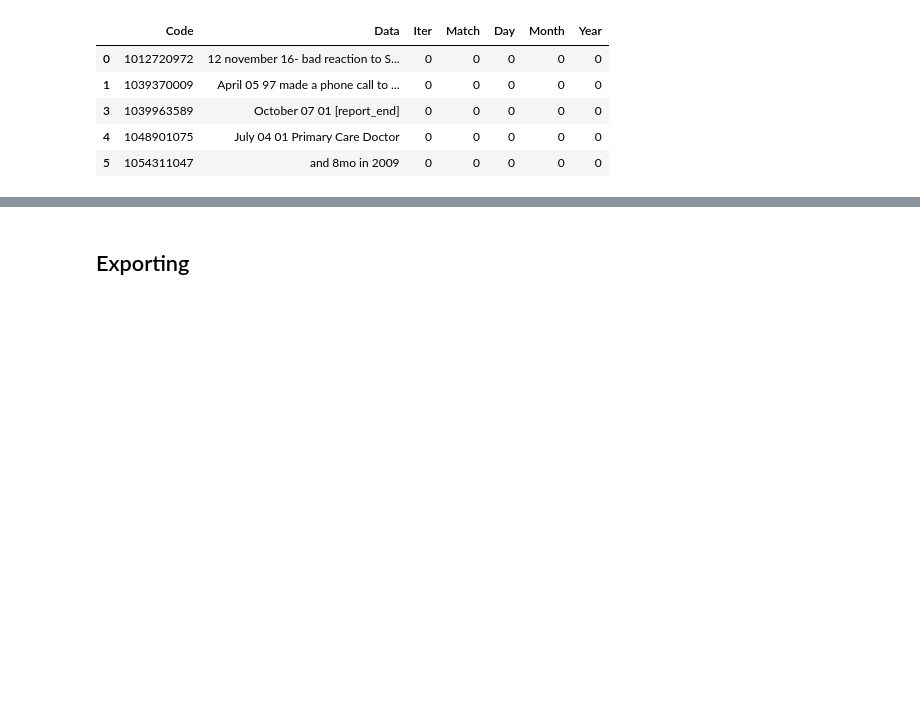
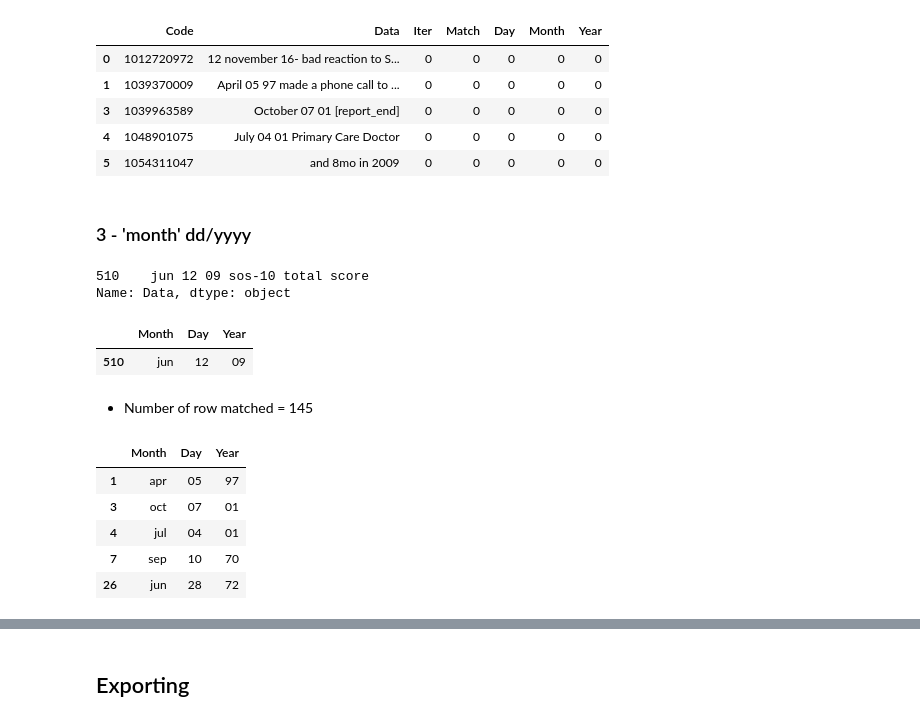
Before and after one commit to luke-foxed/Date-Mining, a Jupyter notebook: 01-Model.ipynb, the cells around one changed output, grey strips where cells are left out. Saved outputs shown, nothing was run; the diff lists cells and outputs as text; code cells hidden in the pictures; blank space fills up the shorter version.

```diff
--- a/01-Model.ipynb
+++ b/01-Model.ipynb
@@ -83,17 +88,26 @@ df.head()
 # %%
 from fuzzywuzzy import fuzz
 
-months = ["january", "february", "march", "april", "june", "july", "august", "september", "october", "november", "december"]
+months = {
+    "january": "jan",
+    "february": "feb",
+    "march": "mar",
+    "april": "apr",
+    "june": "jun",
+    "july": "jul",
+    "august": "aug",
+    "september": "sep",
+    "october": "oct",
+    "november": "nov",
+    "december": "dec"
+}
 
 for index, line in df['Data'].items():
     for word in line.split():
-        for month in months:
-            ratio = fuzz.ratio(word.lower(), month)
-            if ratio > 90  and word.lower() != month:
-                print("Match between: {0} - {1}, {2}%".format(word.lower(), month, ratio))
-                df['Data'] = df['Data'].replace(line, line.replace(word, month))
-
-
-df.head(20)
+        for key, val in months.items():
+            ratio = fuzz.ratio(word, key)
+            if ratio > 90:
+                print("Match between: {0} - {1}, {2}%".format(word, key, ratio))
+                df['Data'] = df['Data'].replace(line, line.replace(word, val))
 # %% [output]
 Match between: noember - november, 93%
@@ -323,3 +351,31 @@ info(iter)
 | 3 | 1039963589 | October 07 01 [report_end] | 0 | 0 | 0 | 0 | 0 |
 | 4 | 1048901075 | July 04 01 Primary Care Doctor | 0 | 0 | 0 | 0 | 0 |
 | 5 | 1054311047 | and 8mo in 2009 | 0 | 0 | 0 | 0 | 0 |
+# %% [markdown]
+### 3 - 'month' dd/yyyy
+# %%
+tmp = df.loc[df.Code==7310415235,"Data"]
+display(tmp)
+
+regex = r"(?P<Month>jan|feb|mar|apr|may|jun|jul|aug|sep|oct|nov|dec)(?P<Day>\s+\d{1,2})(?P<Year>\s+\d{2,4})"
+tmp.str.extract(regex)
+# %% [output]
+510    jun 12 09 sos-10 total score
+Name: Data, dtype: object
+|  | Month | Day | Year |
+| 510 | jun | 12 | 09 |
+# %%
+iter = 3
+
+df2 = df[df.Iter==0].Data.str.extract(regex)
+df2.dropna(inplace=True)
+display(Markdown(" * Number of row matched = %s" % df2.shape[0]))
+display(df2.head())
+# %% [output]
+ * Number of row matched = 145
+|  | Month | Day | Year |
+| 1 | apr | 05 | 97 |
+| 3 | oct | 07 | 01 |
+| 4 | jul | 04 | 01 |
+| 7 | sep | 10 | 70 |
+| 26 | jun | 28 | 72 |
```
Also changed, not shown: parts of 13 cells of this notebook, 2 other files.
